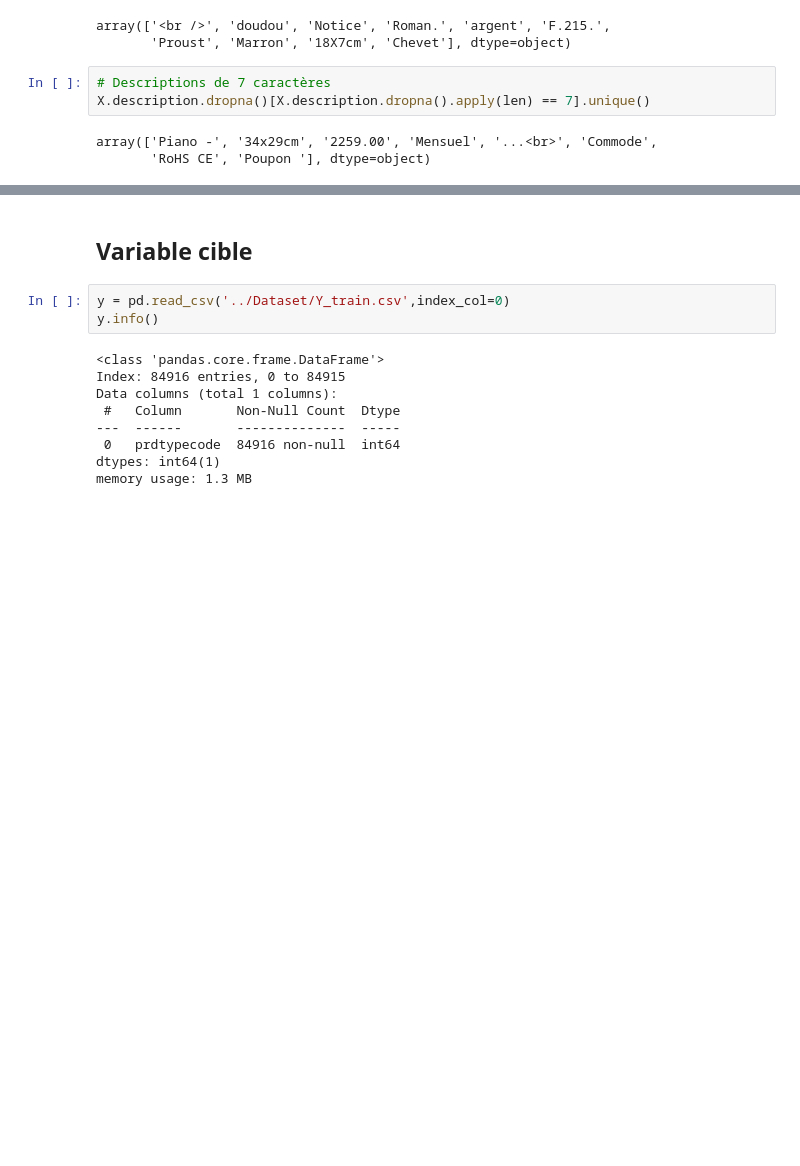
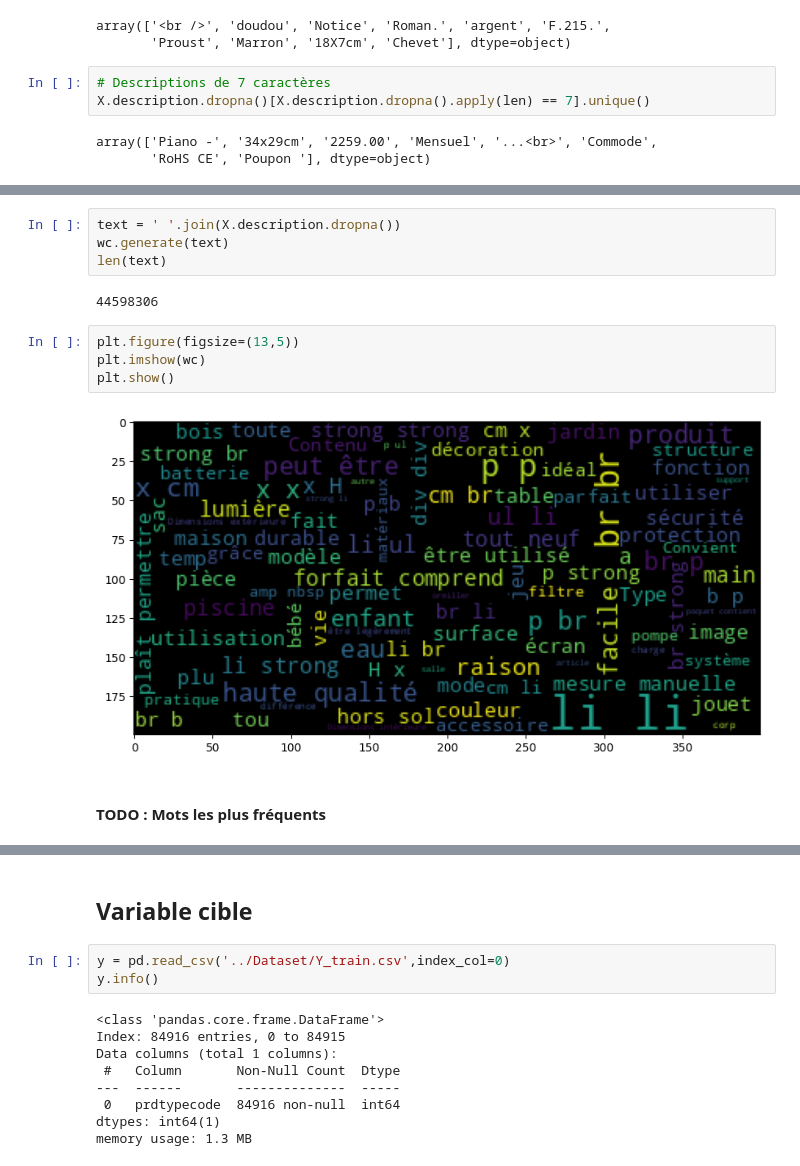
Before and after one commit to Kelorastus/Rakuten, a Jupyter notebook: data_exploration/Valentin.ipynb, the cells around one changed output, grey strips where cells are left out. Cells and saved outputs as stored; diff of their text form; blank space fills up the shorter version.

```diff
--- a/data_exploration/Valentin.ipynb
+++ b/data_exploration/Valentin.ipynb
@@ -177,0 +220,14 @@ from wordcloud import WordCloud
+# %%
+text = ' '.join(X.description.dropna())
+wc.generate(text)
+len(text)
+# %% [output]
+44598306
+# %%
+plt.figure(figsize=(13,5))
+plt.imshow(wc)
+plt.show()
+# %% [output]
+[figure, added]
+# %% [markdown]
+#### TODO : Mots les plus fréquents
```
Also changed, not shown: parts of 14 cells of this notebook.
